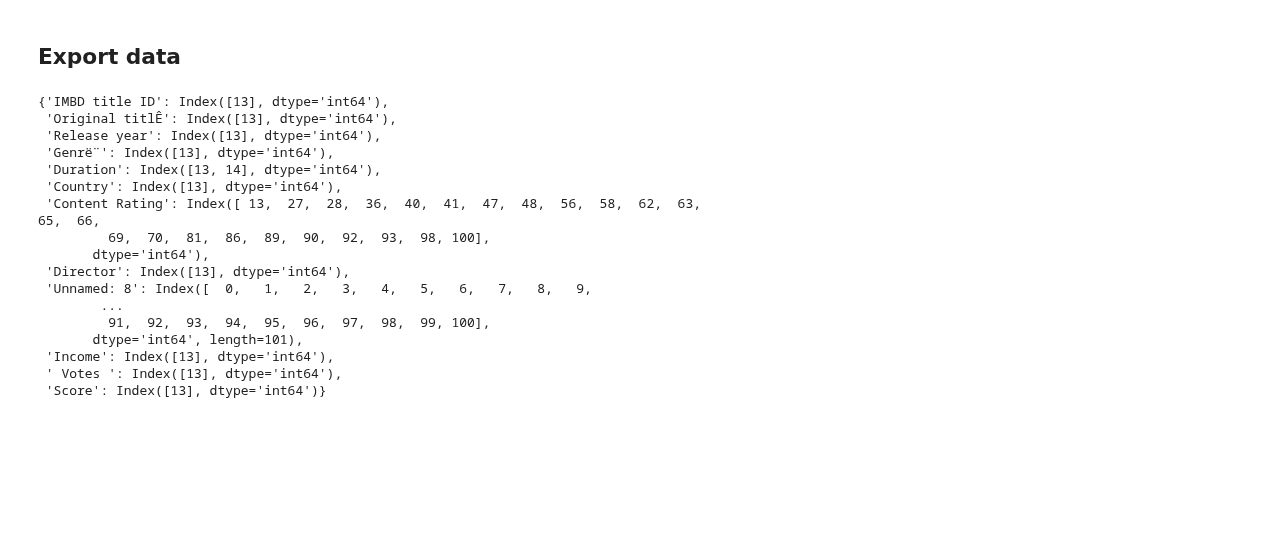
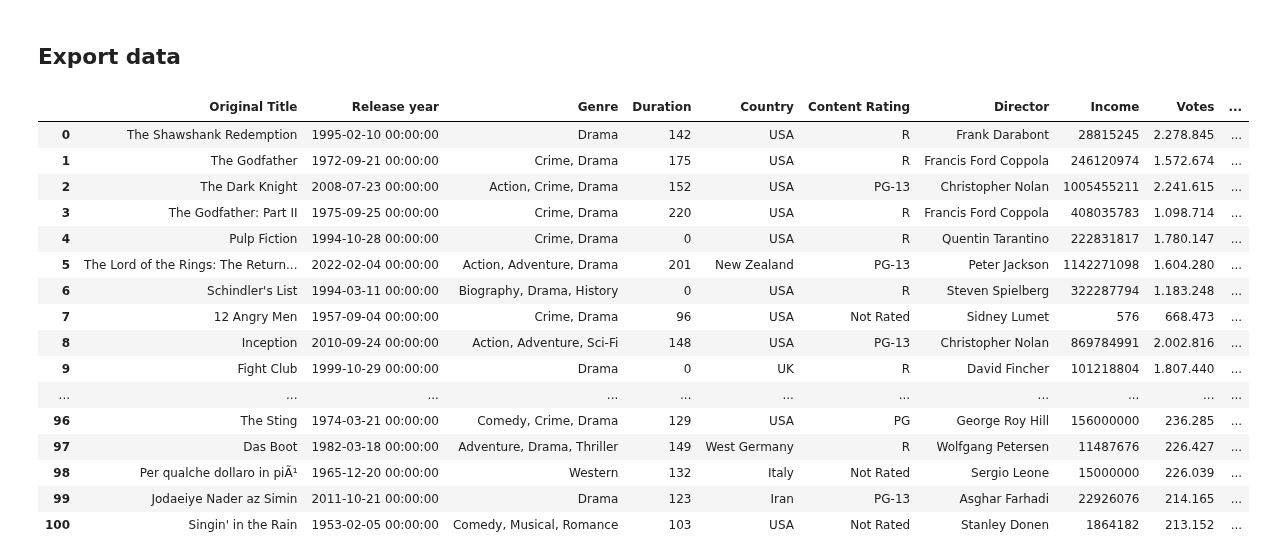
Before and after one commit to christophermagno/christophermagno, a Jupyter notebook: imdb.ipynb, the cells around one changed output. Saved outputs shown, nothing was run; the diff lists cells and outputs as text; code cells hidden in the pictures; blank space fills up the shorter version.

Commit message:
Removing unnecessary cleaning on imdb dataset and adding a more appropriate filler value for NaT Timestamps

```diff
--- a/imdb.ipynb
+++ b/imdb.ipynb
@@ -731,24 +685,23 @@ df_clean_data_styled
 # %%
 path_cleaned = library.path.get_cleaned_path(path)
 df_clean_data.to_csv(path_cleaned)
-# %%
-importlib.reload(library)
-library.tools.get_null_indices(df)
-# %% [output]
-{'IMBD title ID': Index([13], dtype='int64'),
- 'Original titlÊ': Index([13], dtype='int64'),
- 'Release year': Index([13], dtype='int64'),
- 'Genrë¨': Index([13], dtype='int64'),
- 'Duration': Index([13, 14], dtype='int64'),
- 'Country': Index([13], dtype='int64'),
- 'Content Rating': Index([ 13,  27,  28,  36,  40,  41,  47,  48,  56,  58,  62,  63,  65,  66,
-         69,  70,  81,  86,  89,  90,  92,  93,  98, 100],
-       dtype='int64'),
- 'Director': Index([13], dtype='int64'),
- 'Unnamed: 8': Index([  0,   1,   2,   3,   4,   5,   6,   7,   8,   9,
-        ...
-         91,  92,  93,  94,  95,  96,  97,  98,  99, 100],
-       dtype='int64', length=101),
- 'Income': Index([13], dtype='int64'),
- ' Votes ': Index([13], dtype='int64'),
- 'Score': Index([13], dtype='int64')}
+# %%
+df_clean_data
+# %% [output]
+|  | Original Title | Release year | Genre | Duration | Country | Content Rating | Director | Income | Votes | ... |
+| 0 | The Shawshank Redemption | 1995-02-10 00:00:00 | Drama | 142 | USA | R | Frank Darabont | 28815245 | 2.278.845 | ... |
+| 1 | The Godfather | 1972-09-21 00:00:00 | Crime, Drama | 175 | USA | R | Francis Ford Coppola | 246120974 | 1.572.674 | ... |
+| 2 | The Dark Knight | 2008-07-23 00:00:00 | Action, Crime, Drama | 152 | USA | PG-13 | Christopher Nolan | 1005455211 | 2.241.615 | ... |
+| 3 | The Godfather: Part II | 1975-09-25 00:00:00 | Crime, Drama | 220 | USA | R | Francis Ford Coppola | 408035783 | 1.098.714 | ... |
+| 4 | Pulp Fiction | 1994-10-28 00:00:00 | Crime, Drama | 0 | USA | R | Quentin Tarantino | 222831817 | 1.780.147 | ... |
+| 5 | The Lord of the Rings: The Return... | 2022-02-04 00:00:00 | Action, Adventure, Drama | 201 | New Zealand | PG-13 | Peter Jackson | 1142271098 | 1.604.280 | ... |
+| 6 | Schindler's List | 1994-03-11 00:00:00 | Biography, Drama, History | 0 | USA | R | Steven Spielberg | 322287794 | 1.183.248 | ... |
+| 7 | 12 Angry Men | 1957-09-04 00:00:00 | Crime, Drama | 96 | USA | Not Rated | Sidney Lumet | 576 | 668.473 | ... |
+| 8 | Inception | 2010-09-24 00:00:00 | Action, Adventure, Sci-Fi | 148 | USA | PG-13 | Christopher Nolan | 869784991 | 2.002.816 | ... |
+| 9 | Fight Club | 1999-10-29 00:00:00 | Drama | 0 | UK | R | David Fincher | 101218804 | 1.807.440 | ... |
+| ... | ... | ... | ... | ... | ... | ... | ... | ... | ... | ... |
+| 96 | The Sting | 1974-03-21 00:00:00 | Comedy, Crime, Drama | 129 | USA | PG | George Roy Hill | 156000000 | 236.285 | ... |
+| 97 | Das Boot | 1982-03-18 00:00:00 | Adventure, Drama, Thriller | 149 | West Germany | R | Wolfgang Petersen | 11487676 | 226.427 | ... |
+| 98 | Per qualche dollaro in piÃ¹ | 1965-12-20 00:00:00 | Western | 132 | Italy | Not Rated | Sergio Leone | 15000000 | 226.039 | ... |
+| 99 | Jodaeiye Nader az Simin | 2011-10-21 00:00:00 | Drama | 123 | Iran | PG-13 | Asghar Farhadi | 22926076 | 214.165 | ... |
+| 100 | Singin' in the Rain | 1953-02-05 00:00:00 | Comedy, Musical, Romance | 103 | USA | Not Rated | Stanley Donen | 1864182 | 213.152 | ... |
```
Also changed, not shown: parts of 6 cells of this notebook, 1 other file.
